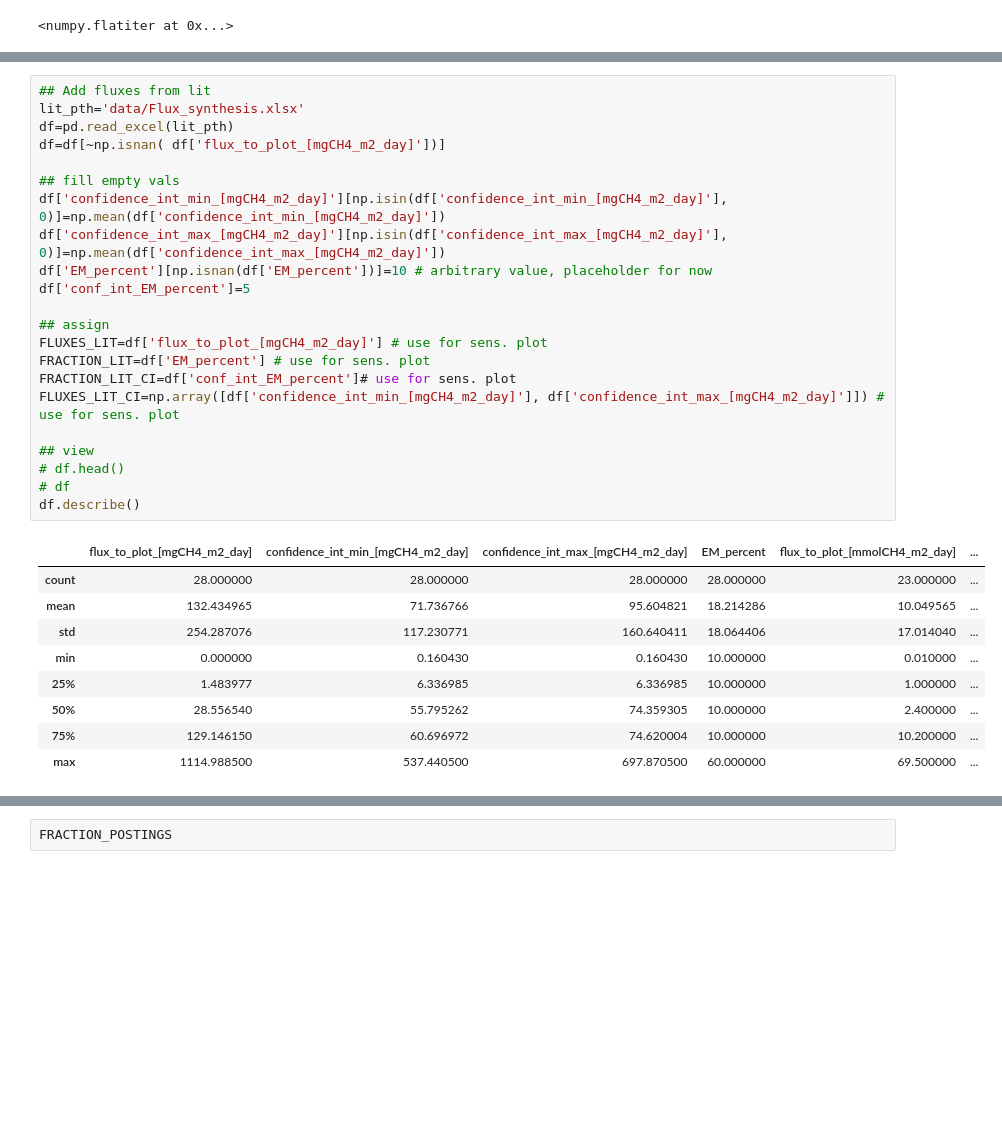
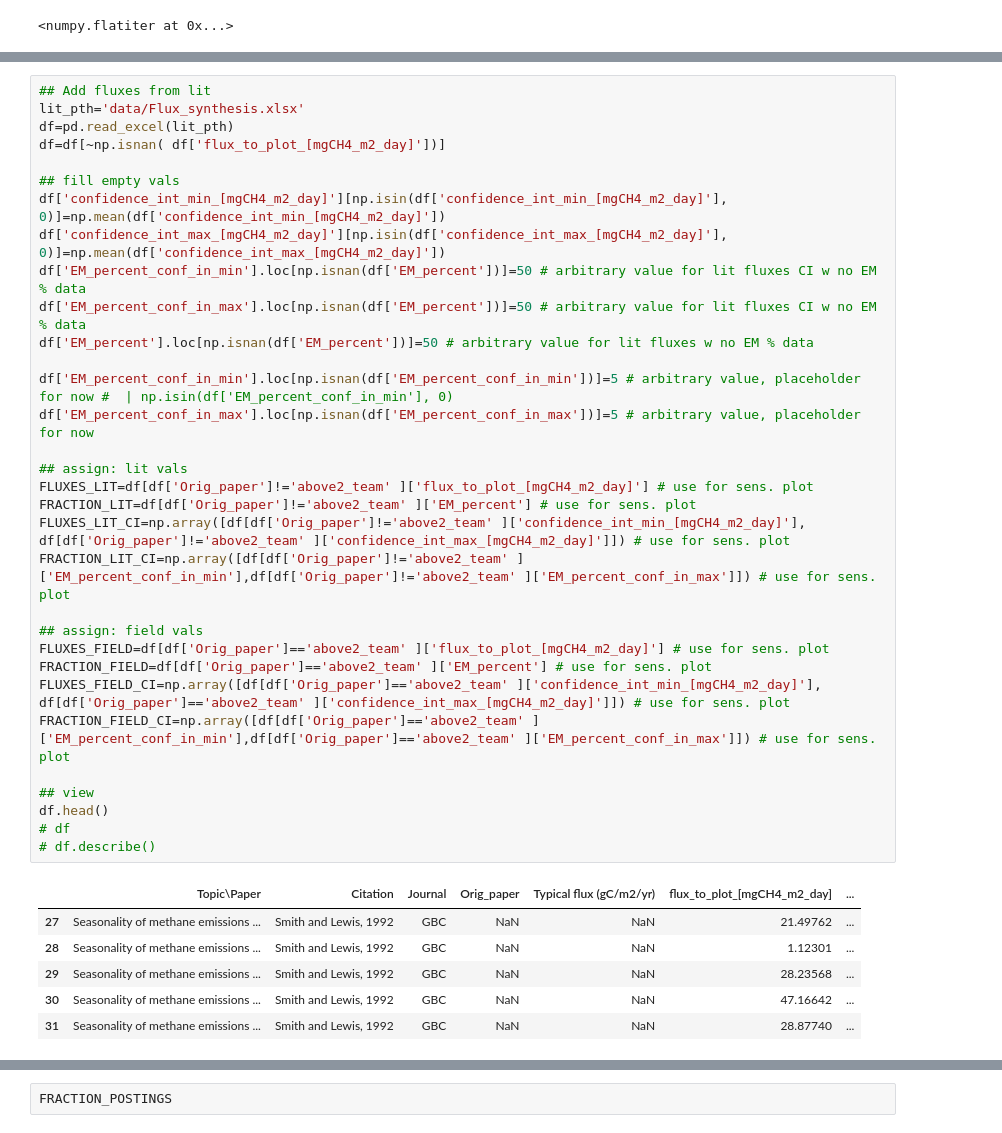
Before and after one commit to ekcomputer/random-wetlands, a Jupyter notebook: analysis/upscaleFromLandcover.ipynb, the cells around one changed output, grey strips where cells are left out. Saved outputs shown, nothing was run; the diff lists cells and outputs as text; blank space fills up the shorter version.

Commit message:
added lit fluxes and field fluxes and plotted on contour plot

```diff
--- a/analysis/upscaleFromLandcover.ipynb
+++ b/analysis/upscaleFromLandcover.ipynb
@@ -357,32 +359,39 @@ Saved fig to:   /mnt/d/pic/UAVSAR_classification/upscaleSensitivityRasterContour
 # %%
 ## Add fluxes from lit
 lit_pth='data/Flux_synthesis.xlsx'
 df=pd.read_excel(lit_pth)
 df=df[~np.isnan( df['flux_to_plot_[mgCH4_m2_day]'])]
 
 ## fill empty vals
 df['confidence_int_min_[mgCH4_m2_day]'][np.isin(df['confidence_int_min_[mgCH4_m2_day]'], 0)]=np.mean(df['confidence_int_min_[mgCH4_m2_day]'])
 df['confidence_int_max_[mgCH4_m2_day]'][np.isin(df['confidence_int_max_[mgCH4_m2_day]'], 0)]=np.mean(df['confidence_int_max_[mgCH4_m2_day]'])
-df['EM_percent'][np.isnan(df['EM_percent'])]=10 # arbitrary value, placeholder for now
-df['conf_int_EM_percent']=5
+df['EM_percent_conf_in_min'].loc[np.isnan(df['EM_percent'])]=50 # arbitrary value for lit fluxes CI w no EM % data
+df['EM_percent_conf_in_max'].loc[np.isnan(df['EM_percent'])]=50 # arbitrary value for lit fluxes CI w no EM % data
+df['EM_percent'].loc[np.isnan(df['EM_percent'])]=50 # arbitrary value for lit fluxes w no EM % data
 
-## assign
-FLUXES_LIT=df['flux_to_plot_[mgCH4_m2_day]'] # use for sens. plot
-FRACTION_LIT=df['EM_percent'] # use for sens. plot
-FRACTION_LIT_CI=df['conf_int_EM_percent']# use for sens. plot
-FLUXES_LIT_CI=np.array([df['confidence_int_min_[mgCH4_m2_day]'], df['confidence_int_max_[mgCH4_m2_day]']]) # use for sens. plot
+df['EM_percent_conf_in_min'].loc[np.isnan(df['EM_percent_conf_in_min'])]=5 # arbitrary value, placeholder for now #  | np.isin(df['EM_percent_conf_in_min'], 0)
+df['EM_percent_conf_in_max'].loc[np.isnan(df['EM_percent_conf_in_max'])]=5 # arbitrary value, placeholder for now
+
+## assign: lit vals
+FLUXES_LIT=df[df['Orig_paper']!='above2_team' ]['flux_to_plot_[mgCH4_m2_day]'] # use for sens. plot
+FRACTION_LIT=df[df['Orig_paper']!='above2_team' ]['EM_percent'] # use for sens. plot
+FLUXES_LIT_CI=np.array([df[df['Orig_paper']!='above2_team' ]['confidence_int_min_[mgCH4_m2_day]'], df[df['Orig_paper']!='above2_team' ]['confidence_int_max_[mgCH4_m2_day]']]) # use for sens. plot
+FRACTION_LIT_CI=np.array([df[df['Orig_paper']!='above2_team' ]['EM_percent_conf_in_min'],df[df['Orig_paper']!='above2_team' ]['EM_percent_conf_in_max']]) # use for sens. plot
+
+## assign: field vals
+FLUXES_FIELD=df[df['Orig_paper']=='above2_team' ]['flux_to_plot_[mgCH4_m2_day]'] # use for sens. plot
+FRACTION_FIELD=df[df['Orig_paper']=='above2_team' ]['EM_percent'] # use for sens. plot
+FLUXES_FIELD_CI=np.array([df[df['Orig_paper']=='above2_team' ]['confidence_int_min_[mgCH4_m2_day]'], df[df['Orig_paper']=='above2_team' ]['confidence_int_max_[mgCH4_m2_day]']]) # use for sens. plot
+FRACTION_FIELD_CI=np.array([df[df['Orig_paper']=='above2_team' ]['EM_percent_conf_in_min'],df[df['Orig_paper']=='above2_team' ]['EM_percent_conf_in_max']]) # use for sens. plot
 
 ## view
-# df.head()
+df.head()
 # df
-df.describe()
+# df.describe()
 # %% [output]
-|  | flux_to_plot_[mgCH4_m2_day] | confidence_int_min_[mgCH4_m2_day] | confidence_int_max_[mgCH4_m2_day] | EM_percent | flux_to_plot_[mmolCH4_m2_day] | ... |
-| count | 28.000000 | 28.000000 | 28.000000 | 28.000000 | 23.000000 | ... |
-| mean | 132.434965 | 71.736766 | 95.604821 | 18.214286 | 10.049565 | ... |
-| std | 254.287076 | 117.230771 | 160.640411 | 18.064406 | 17.014040 | ... |
-| min | 0.000000 | 0.160430 | 0.160430 | 10.000000 | 0.010000 | ... |
-| 25% | 1.483977 | 6.336985 | 6.336985 | 10.000000 | 1.000000 | ... |
-| 50% | 28.556540 | 55.795262 | 74.359305 | 10.000000 | 2.400000 | ... |
-| 75% | 129.146150 | 60.696972 | 74.620004 | 10.000000 | 10.200000 | ... |
-| max | 1114.988500 | 537.440500 | 697.870500 | 60.000000 | 69.500000 | ... |
+|  | Topic\Paper | Citation | Journal | Orig_paper | Typical flux (gC/m2/yr) | flux_to_plot_[mgCH4_m2_day] | ... |
+| 27 | Seasonality of methane emissions ... | Smith and Lewis, 1992 | GBC | NaN | NaN | 21.49762 | ... |
+| 28 | Seasonality of methane emissions ... | Smith and Lewis, 1992 | GBC | NaN | NaN | 1.12301 | ... |
+| 29 | Seasonality of methane emissions ... | Smith and Lewis, 1992 | GBC | NaN | NaN | 28.23568 | ... |
+| 30 | Seasonality of methane emissions ... | Smith and Lewis, 1992 | GBC | NaN | NaN | 47.16642 | ... |
+| 31 | Seasonality of methane emissions ... | Smith and Lewis, 1992 | GBC | NaN | NaN | 28.87740 | ... |
```
Also changed, not shown: parts of 12 cells of this notebook.
